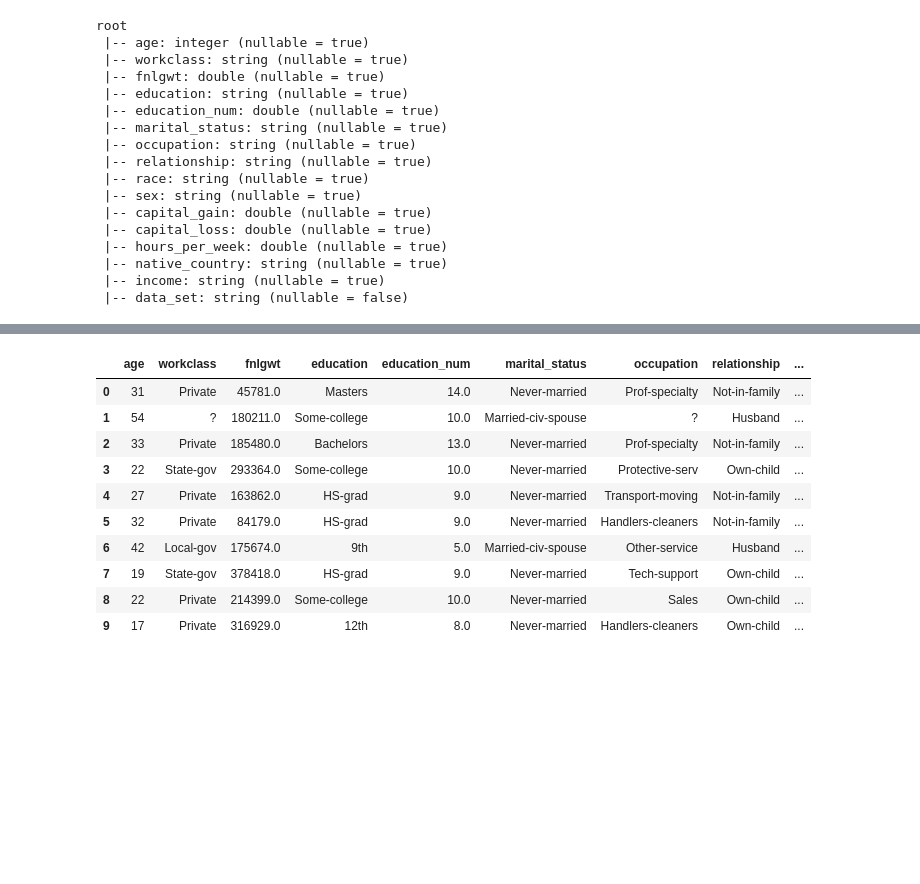
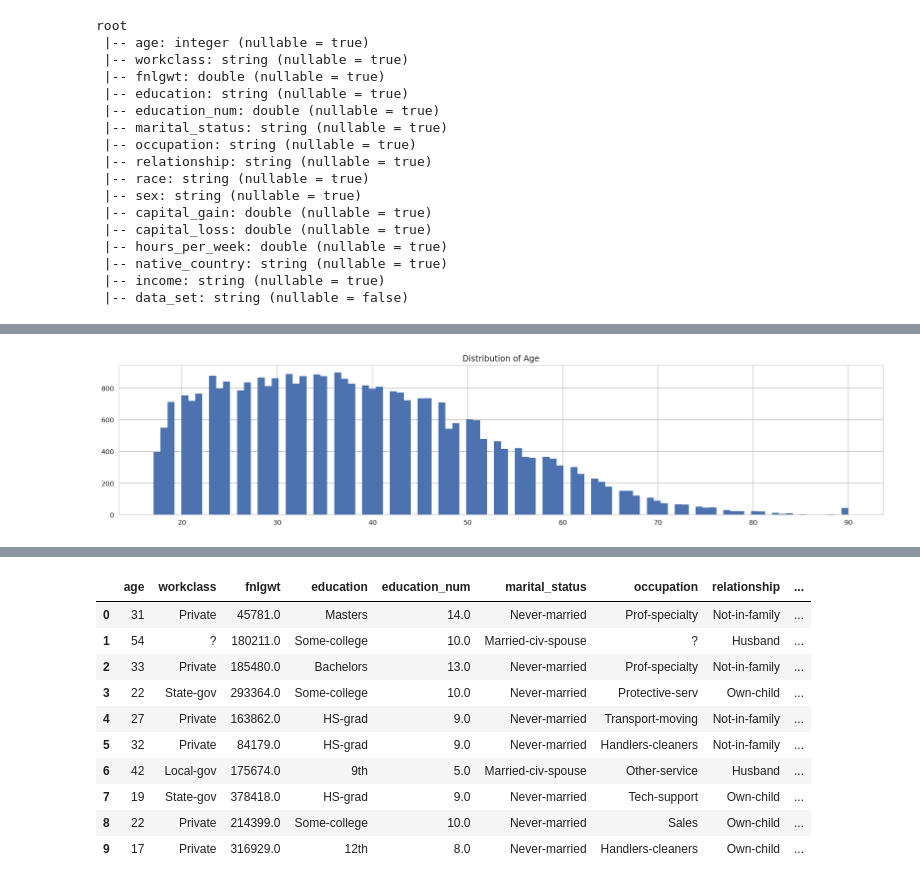
Before and after one commit to anindya-saha/Data-Science-with-Spark, a Jupyter notebook: predict-us-census-income-classification/predict-us-census-income.ipynb, the cells around one changed output, grey strips where cells are left out. Saved outputs shown, nothing was run; the diff lists cells and outputs as text; code cells hidden in the pictures; blank space fills up the shorter version.

```diff
--- a/predict-us-census-income-classification/predict-us-census-income.ipynb
+++ b/predict-us-census-income-classification/predict-us-census-income.ipynb
@@ -126,0 +130,5 @@ root
+# %%
+adult_train_df.select('age').toPandas().hist(bins=100)
+plt.title('Distribution of Age');
+# %% [output]
+[figure, added]
```
Also changed, not shown: parts of 9 cells of this notebook.
